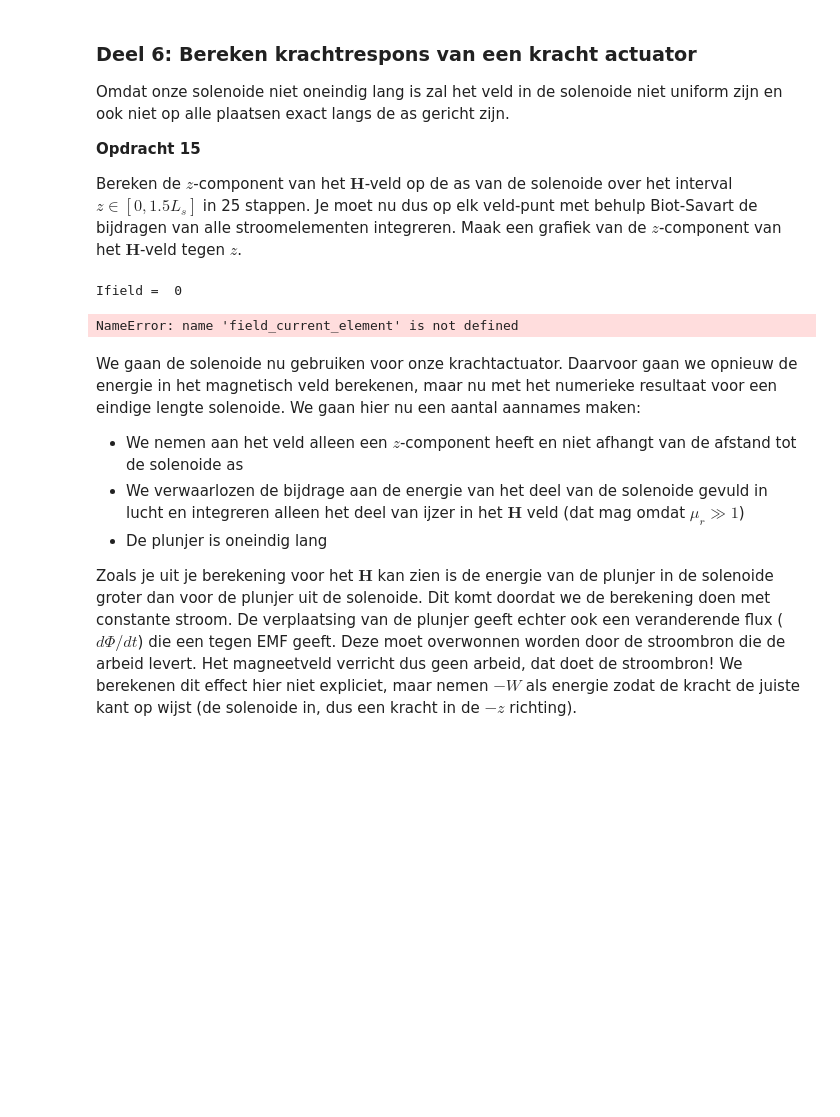
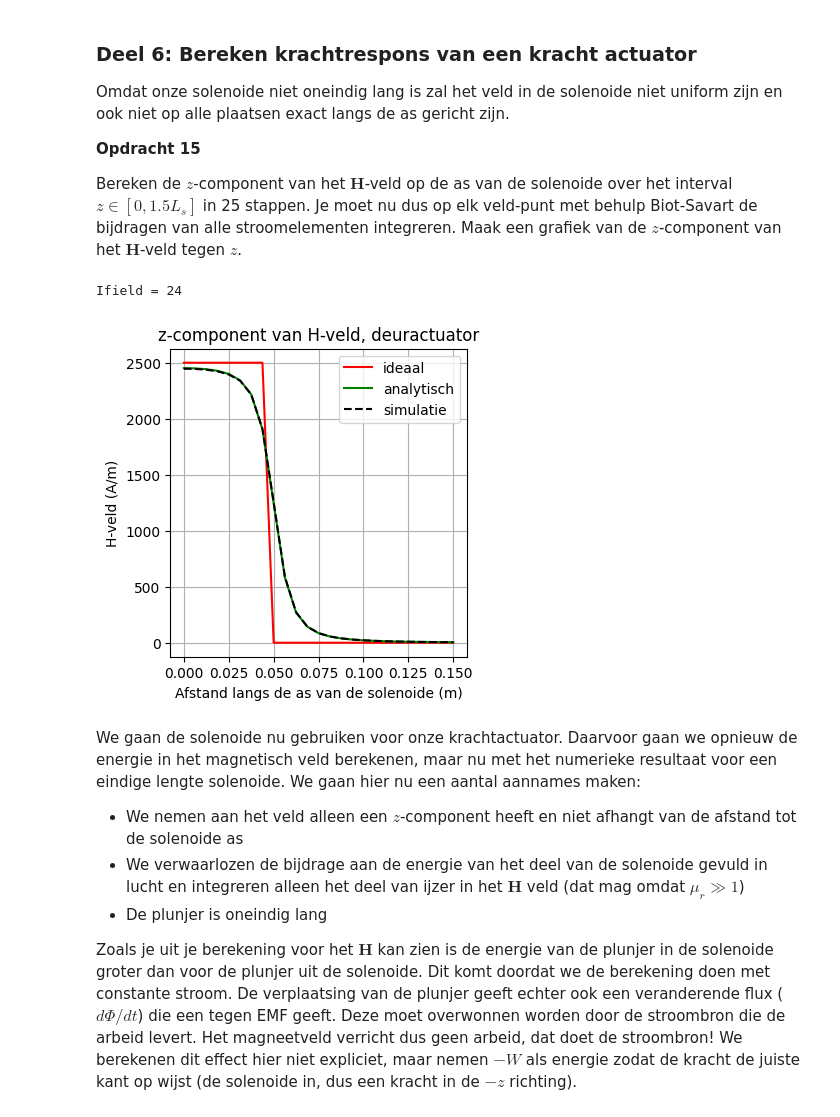
Before and after one commit to JSlootsTUD/opdrachten-DEF-D-Justin, a Jupyter notebook: DigitaleOntwerpopdrachten/2KrachtactuatorOpdracht/2KrachtactuatorOpdracht/KrachtactuatorOpdracht.ipynb, the cells around one changed output. Saved outputs shown, nothing was run; the diff lists cells and outputs as text; code cells hidden in the pictures; blank space fills up the shorter version.

```diff
--- a/DigitaleOntwerpopdrachten/2KrachtactuatorOpdracht/2KrachtactuatorOpdracht/KrachtactuatorOpdracht.ipynb
+++ b/DigitaleOntwerpopdrachten/2KrachtactuatorOpdracht/2KrachtactuatorOpdracht/KrachtactuatorOpdracht.ipynb
@@ -400,38 +511,77 @@ Omdat onze solenoide niet oneindig lang is zal het veld in de solenoide niet uni
 
 Bereken de $z$-component van het $\mathbf{H}$-veld op de as van de solenoide over het interval $z \in [0, 1.5L_s]$ in 25 stappen. Je moet nu dus op elk veld-punt met behulp Biot-Savart de bijdragen van alle stroomelementen integreren. Maak een grafiek van de $z$-component van het $\mathbf{H}$-veld tegen $z$.
 # %%
-n_ax=25
-z_ax=np.linspace(0, 1.5*L_sol/2, n_ax)
-H_ax=np.zeros((n_ax,1))
+n_ax = 25
+z_ax = np.linspace(0, 1.5*L_sol, n_ax)
+H_ax = np.zeros((n_ax, 1))
 
+
+# hoekverandering
+n_phi = 100
+phi_vals = np.linspace(0, 2*np.pi, n_phi)
+dphi = 2*np.pi / n_phi
+
+
+def field_current_element(r_field, r_source, dl, I):
+    r_vec = r_field - r_source
+    r_mag = np.linalg.norm(r_vec)
+    return I/(4*np.pi)*np.cross(dl, r_vec)/(r_mag**3) #uitproduct eenheidsvector met dl, en dan delen door verbindingsvecotr r^3
+
+
+
+#numeriek berekend
 for i_field in range(n_ax):
-    print(f"\rIfield =  {i_field}", end="") # Print welk element van het veld nu berekend wordt.
-    # Bepaal de field coordinate
-    Hsimulated=np.array([0,0,0], dtype='float64')
-    for i_source in np.arange(1, N):
-        # Bepaal dl en r_source en gebruik
-        Hsimulated += field_current_element(r_field, r_source, dl)
-        print(f"Ifield =  {i_field}", end="")
+    print(f"\rIfield = {i_field}", end="")
 
-    # selecting the z-component
-    H_ax[i_field,0]=Hsimulated[2]
+    z = z_ax[i_field]
+    r_field = np.array([0.0, 0.0, z])
 
-H_veld_ideaal=analytical_answer*np.ones(n_ax)*(1.0*(z_ax < L_sol/2))
+    Hsimulated = np.array([0.0, 0.0, 0.0])
+
+    for i_source in np.arange(aantal_windingen):
+        # positie van winding langs z
+        z_source = -L_sol/2 + i_source * (L_sol / (aantal_windingen - 1))
+
+        for phi in phi_vals:
+            # positie van stroomelement
+            r_source = np.array([r_sol * np.cos(phi), r_sol * np.sin(phi), z_source])
+
+            # differentieel element dl
+            dl = np.array([-r_sol * np.sin(phi), r_sol * np.cos(phi), 0.0]) * dphi
+
+            #delen bij elkaar optellen
+            Hsimulated += field_current_element(r_field, r_source, dl, I_bron[0])
+
+    #totaal H-veld:
+    H_ax[i_field, 0] = Hsimulated[2]
+
+
+
+# ideaal geval
+analytisch_antwoord = (n * I_bron[0])
+H_veld_ideaal = analytisch_antwoord * np.ones(n_ax) * (z_ax < L_sol/2)
+
 
 # dit is nog een aardige analytische uitdrukking die je kan uitrekenen voor de z-component op de as van een solenoide met eindige lengte
-H_veld_analytisch=(aantal_omwent*I/L_sol/2)*((L_sol/2-z_ax)/np.sqrt((z_ax- L_sol/2)**2 + r_sol**2)+(L_sol/2+z_ax)/np.sqrt((z_ax+ L_sol/2)**2 + r_sol**2))
+H_veld_analytisch=(aantal_windingen*I_bron[0]/L_sol/2)*((L_sol/2-z_ax)/np.sqrt((z_ax- L_sol/2)**2 + r_sol**2)+(L_sol/2+z_ax)/np.sqrt((z_ax+ L_sol/2)**2 + r_sol**2))
 
-plt.figure(figsize=[13,4])
+#plot
+plt.figure(figsize=(13,4))
 plt.subplot(131)
-plt.title('z-component van B-veld')
+plt.title('z-component van H-veld, deuractuator')
 plt.plot(z_ax, H_veld_ideaal, '-r', label='ideaal')
 plt.plot(z_ax, H_veld_analytisch, '-g', label='analytisch')
-plt.plot(z_ax, H_ax, '-k', label='simulatie')
+plt.plot(z_ax, H_ax, '--k', label='simulatie')
 plt.xlabel('Afstand langs de as van de solenoide (m)')
-plt.ylabel('B-veld (Tesla)')
+plt.ylabel('H-veld (A/m)')
+
+plt.legend()
+plt.grid()
+
+plt.show()
 # %% [output]
-Ifield =  0
+Ifield = 24
-NameError: name 'field_current_element' is not defined
+[figure, added]
 # %% [markdown]
 We gaan de solenoide nu gebruiken voor onze krachtactuator. Daarvoor gaan we opnieuw de energie in het magnetisch veld berekenen, maar nu met het numerieke resultaat voor een eindige lengte solenoide. We gaan hier nu een aantal aannames maken:
 * We nemen aan het veld alleen een $z$-component heeft en niet afhangt van de afstand tot de solenoide as
```
Also changed, not shown: parts of 15 cells of this notebook, 4 other files.
